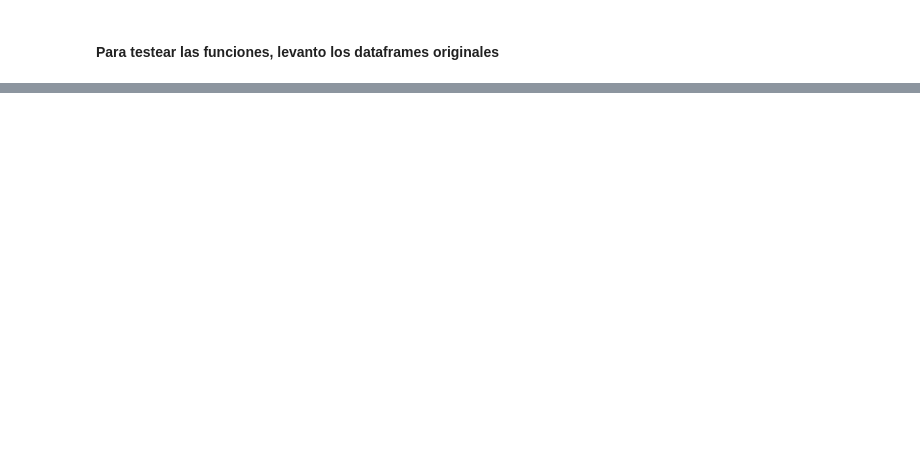
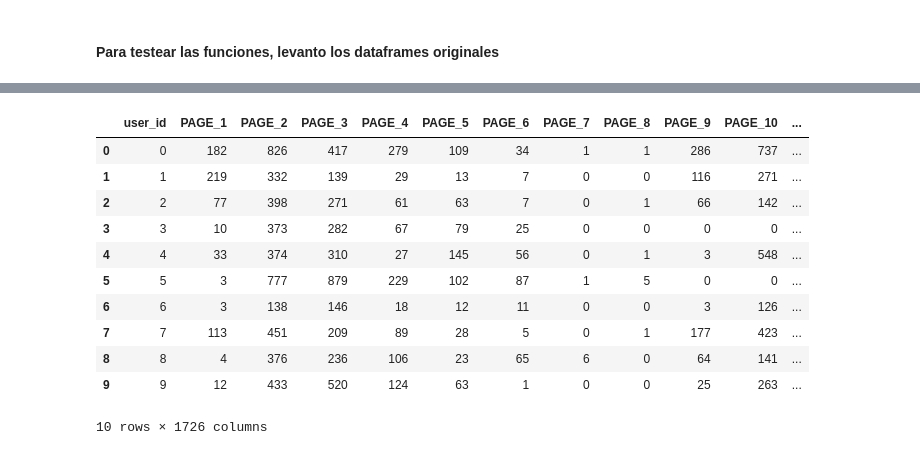
Before and after one commit to francomatiasferrari/ggal_dataton, a Jupyter notebook: funciones_LB.ipynb, the cells around one changed output, grey strips where cells are left out. Drawn from its saved outputs; the diff is of its cells as text; code cells hidden in the pictures; blank space fills up the shorter version.

```diff
--- a/funciones_LB.ipynb
+++ b/funciones_LB.ipynb
@@ -124,3 +202,18 @@ def _ratio_campo_all(universo, df_pageviews, mes_snapshot, campo):
+# %%
+df_ever.head(10)
+# %% [output]
+|  | user_id | PAGE_1 | PAGE_2 | PAGE_3 | PAGE_4 | PAGE_5 | PAGE_6 | PAGE_7 | PAGE_8 | PAGE_9 | PAGE_10 | ... |
+| 0 | 0 | 182 | 826 | 417 | 279 | 109 | 34 | 1 | 1 | 286 | 737 | ... |
+| 1 | 1 | 219 | 332 | 139 | 29 | 13 | 7 | 0 | 0 | 116 | 271 | ... |
+| 2 | 2 | 77 | 398 | 271 | 61 | 63 | 7 | 0 | 1 | 66 | 142 | ... |
+| 3 | 3 | 10 | 373 | 282 | 67 | 79 | 25 | 0 | 0 | 0 | 0 | ... |
+| 4 | 4 | 33 | 374 | 310 | 27 | 145 | 56 | 0 | 1 | 3 | 548 | ... |
+| 5 | 5 | 3 | 777 | 879 | 229 | 102 | 87 | 1 | 5 | 0 | 0 | ... |
+| 6 | 6 | 3 | 138 | 146 | 18 | 12 | 11 | 0 | 0 | 3 | 126 | ... |
+| 7 | 7 | 113 | 451 | 209 | 89 | 28 | 5 | 0 | 1 | 177 | 423 | ... |
+| 8 | 8 | 4 | 376 | 236 | 106 | 23 | 65 | 6 | 0 | 64 | 141 | ... |
+| 9 | 9 | 12 | 433 | 520 | 124 | 63 | 1 | 0 | 0 | 25 | 263 | ... |
+10 rows × 1726 columns
 # %%
 def ratio_page_all(universo, df_pageviews, mes_snapshot):
     campo = 'PAGE'
```
Also changed, not shown: parts of 18 cells of this notebook, 1 other file.
